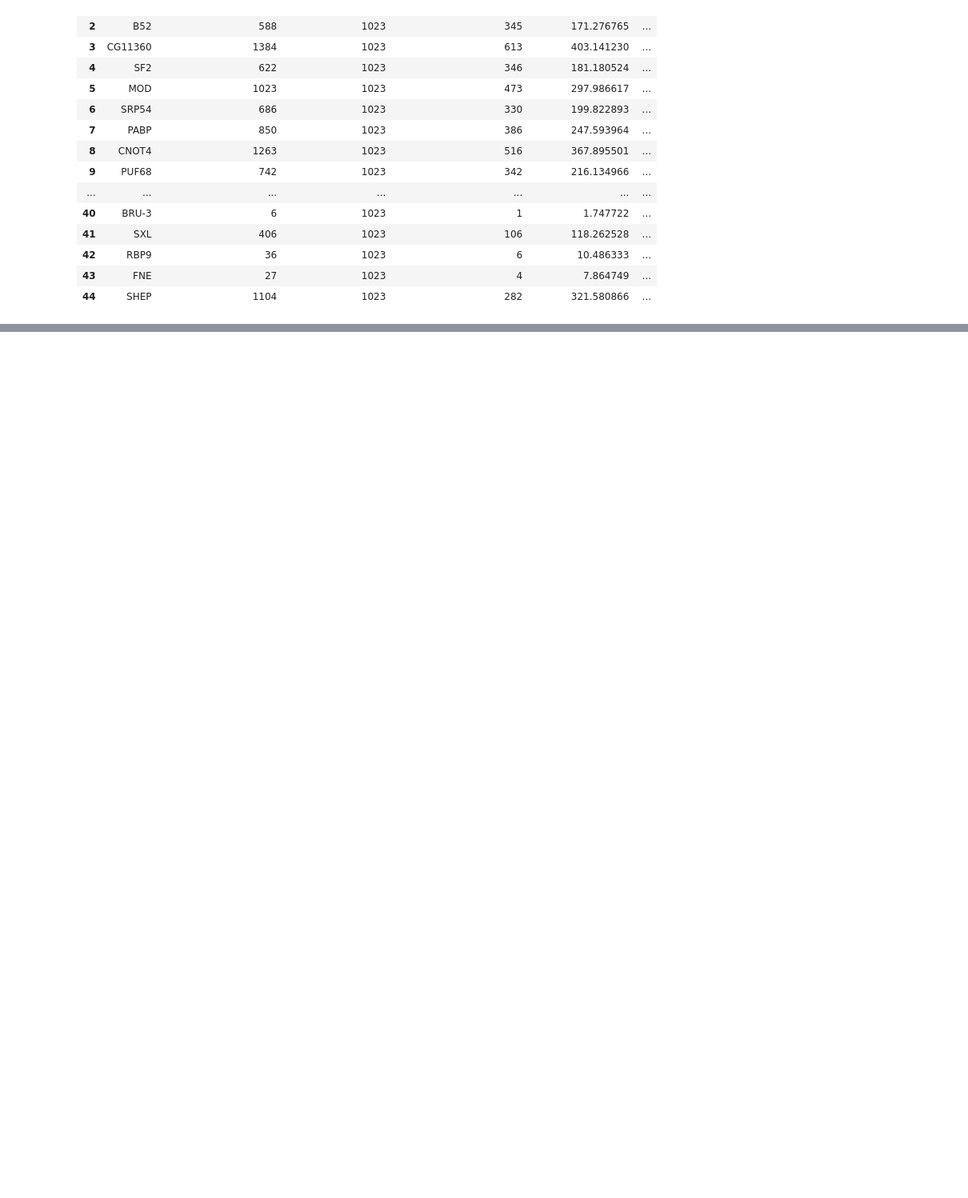
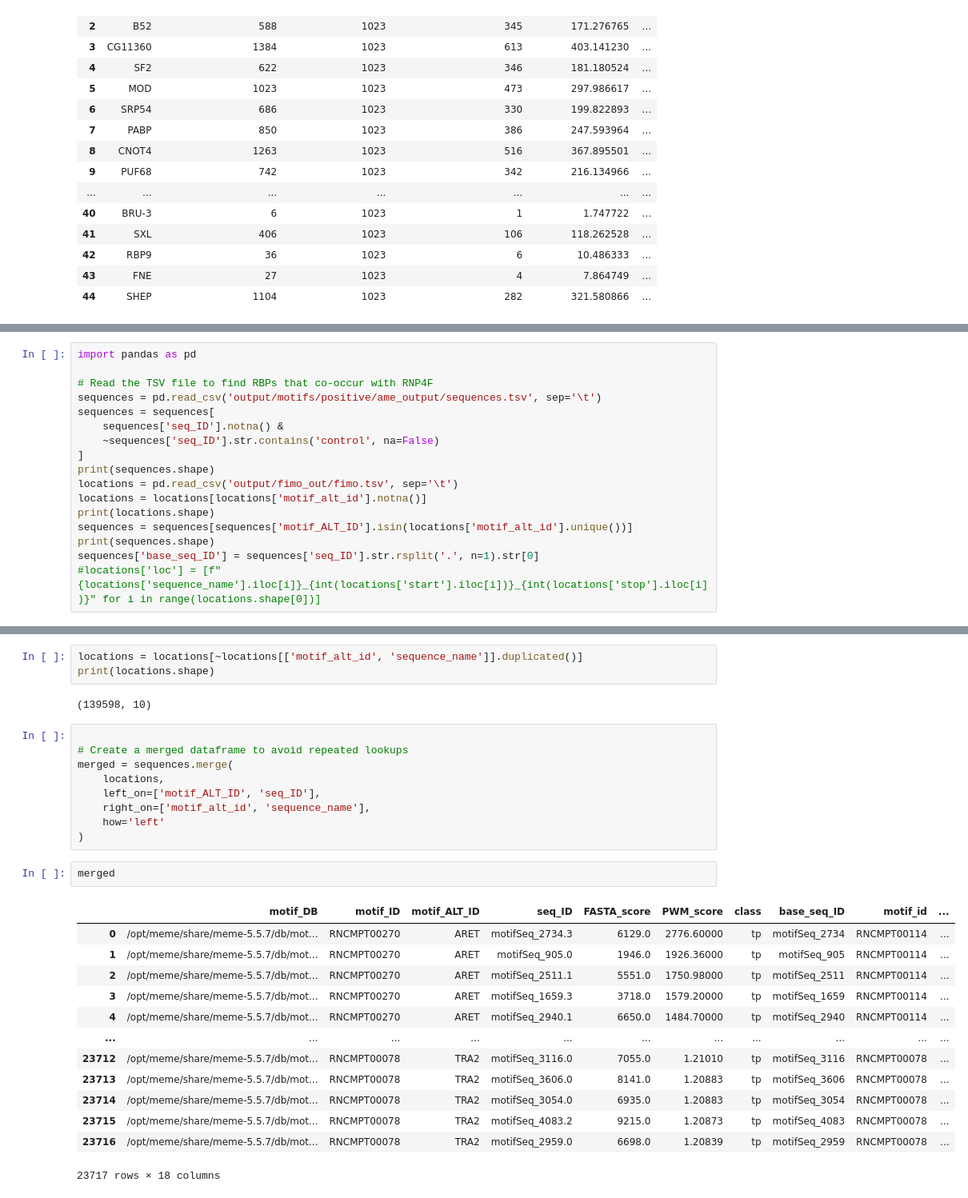
Before and after one commit to ManchesterBioinference/mRNA_LLM, a Jupyter notebook: notebooks/explorativeJupyterNotebooks/exploreRNP4F.ipynb, the cells around one changed output, grey strips where cells are left out. Shown at 80% size. Cells and saved outputs as stored; diff of their text form; blank space fills up the shorter version.

Commit message:
RBP co-occurrence, highLow vs. LLM_shap

```diff
--- a/notebooks/explorativeJupyterNotebooks/exploreRNP4F.ipynb
+++ b/notebooks/explorativeJupyterNotebooks/exploreRNP4F.ipynb
@@ -555,0 +608,17 @@ hypergeom_df
+# %%
+import pandas as pd
+
+# Read the TSV file to find RBPs that co-occur with RNP4F
+sequences = pd.read_csv('output/motifs/positive/ame_output/sequences.tsv', sep='\t')
+sequences = sequences[
+    sequences['seq_ID'].notna() &
+    ~sequences['seq_ID'].str.contains('control', na=False)
+]
+print(sequences.shape)
+locations = pd.read_csv('output/fimo_out/fimo.tsv', sep='\t')
+locations = locations[locations['motif_alt_id'].notna()]
+print(locations.shape)
+sequences = sequences[sequences['motif_ALT_ID'].isin(locations['motif_alt_id'].unique())]
+print(sequences.shape)
+sequences['base_seq_ID'] = sequences['seq_ID'].str.rsplit('.', n=1).str[0]
+#locations['loc'] = [f"{locations['sequence_name'].iloc[i]}_{int(locations['start'].iloc[i])}_{int(locations['stop'].iloc[i])}" for i in range(locations.shape[0])]
@@ -555,0 +641,30 @@ hypergeom_df
+# %%
+locations = locations[~locations[['motif_alt_id', 'sequence_name']].duplicated()]
+print(locations.shape)
+# %% [output]
+(139598, 10)
+# %%
+
+# Create a merged dataframe to avoid repeated lookups
+merged = sequences.merge(
+    locations,
+    left_on=['motif_ALT_ID', 'seq_ID'],
+    right_on=['motif_alt_id', 'sequence_name'],
+    how='left'
+)
+# %%
+merged
+# %% [output]
+|  | motif_DB | motif_ID | motif_ALT_ID | seq_ID | FASTA_score | PWM_score | class | base_seq_ID | motif_id | ... |
+| 0 | /opt/meme/share/meme-5.5.7/db/mot... | RNCMPT00270 | ARET | motifSeq_2734.3 | 6129.0 | 2776.60000 | tp | motifSeq_2734 | RNCMPT00114 | ... |
+| 1 | /opt/meme/share/meme-5.5.7/db/mot... | RNCMPT00270 | ARET | motifSeq_905.0 | 1946.0 | 1926.36000 | tp | motifSeq_905 | RNCMPT00114 | ... |
+| 2 | /opt/meme/share/meme-5.5.7/db/mot... | RNCMPT00270 | ARET | motifSeq_2511.1 | 5551.0 | 1750.98000 | tp | motifSeq_2511 | RNCMPT00114 | ... |
+| 3 | /opt/meme/share/meme-5.5.7/db/mot... | RNCMPT00270 | ARET | motifSeq_1659.3 | 3718.0 | 1579.20000 | tp | motifSeq_1659 | RNCMPT00114 | ... |
+| 4 | /opt/meme/share/meme-5.5.7/db/mot... | RNCMPT00270 | ARET | motifSeq_2940.1 | 6650.0 | 1484.70000 | tp | motifSeq_2940 | RNCMPT00114 | ... |
+| ... | ... | ... | ... | ... | ... | ... | ... | ... | ... | ... |
+| 23712 | /opt/meme/share/meme-5.5.7/db/mot... | RNCMPT00078 | TRA2 | motifSeq_3116.0 | 7055.0 | 1.21010 | tp | motifSeq_3116 | RNCMPT00078 | ... |
+| 23713 | /opt/meme/share/meme-5.5.7/db/mot... | RNCMPT00078 | TRA2 | motifSeq_3606.0 | 8141.0 | 1.20883 | tp | motifSeq_3606 | RNCMPT00078 | ... |
+| 23714 | /opt/meme/share/meme-5.5.7/db/mot... | RNCMPT00078 | TRA2 | motifSeq_3054.0 | 6935.0 | 1.20883 | tp | motifSeq_3054 | RNCMPT00078 | ... |
+| 23715 | /opt/meme/share/meme-5.5.7/db/mot... | RNCMPT00078 | TRA2 | motifSeq_4083.2 | 9215.0 | 1.20873 | tp | motifSeq_4083 | RNCMPT00078 | ... |
+| 23716 | /opt/meme/share/meme-5.5.7/db/mot... | RNCMPT00078 | TRA2 | motifSeq_2959.0 | 6698.0 | 1.20839 | tp | motifSeq_2959 | RNCMPT00078 | ... |
+23717 rows × 18 columns
```
Also changed, not shown: parts of 18 cells of this notebook, 12 other files.
